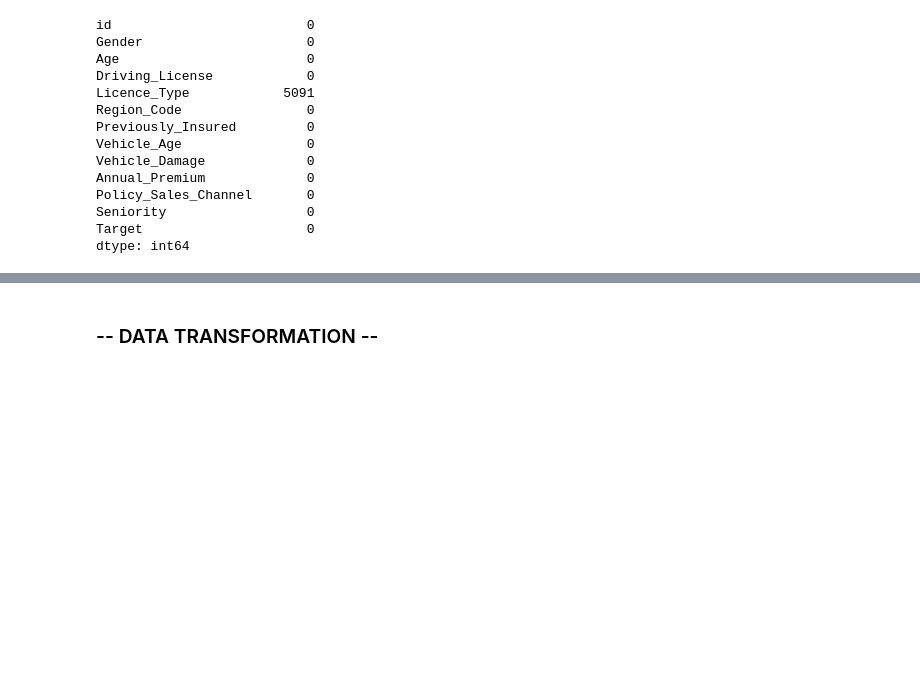
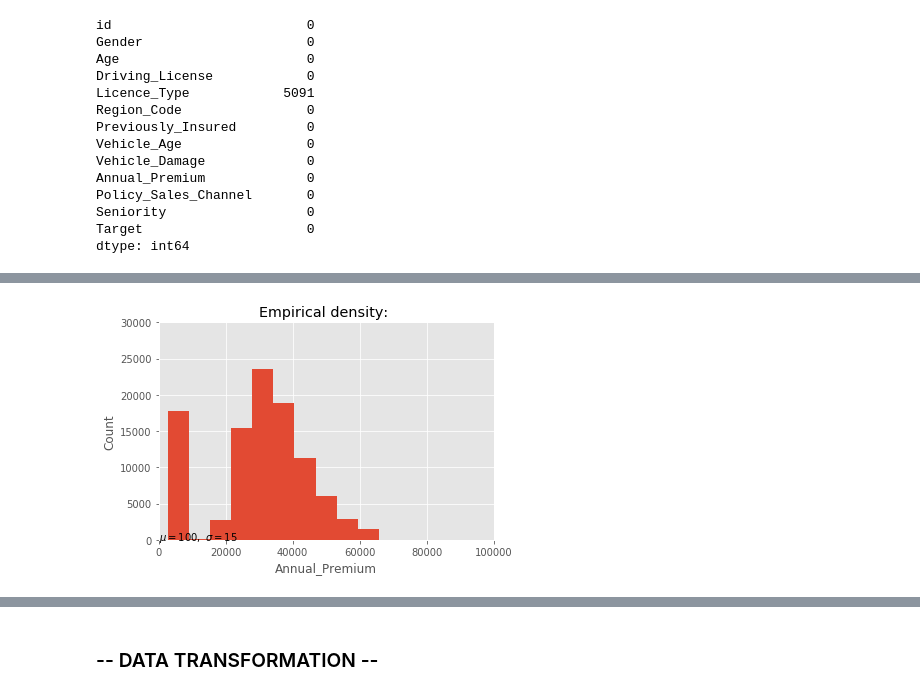
Before and after one commit to MartinaVerardi/MIML_Project, a Jupyter notebook: Project_code.ipynb, the cells around one changed output, grey strips where cells are left out. Saved outputs shown, nothing was run; the diff lists cells and outputs as text; code cells hidden in the pictures; blank space fills up the shorter version.

```diff
--- a/Project_code.ipynb
+++ b/Project_code.ipynb
@@ -73,0 +127,13 @@ dtype: int64
+# %%
+Annual_Premium_noOutlier.hist()
+
+plt.xlabel('Annual_Premium')
+plt.ylabel('Count')
+plt.title('Empirical density: ')
+plt.text(60, .025, r'$\mu=100,\ \sigma=15$')
+plt.xlim(0, 100000) #100000
+plt.ylim(0, 30000)
+plt.grid(True)
+plt.show()
+# %% [output]
+[figure, added]
```
Also changed, not shown: parts of 8 cells of this notebook.
